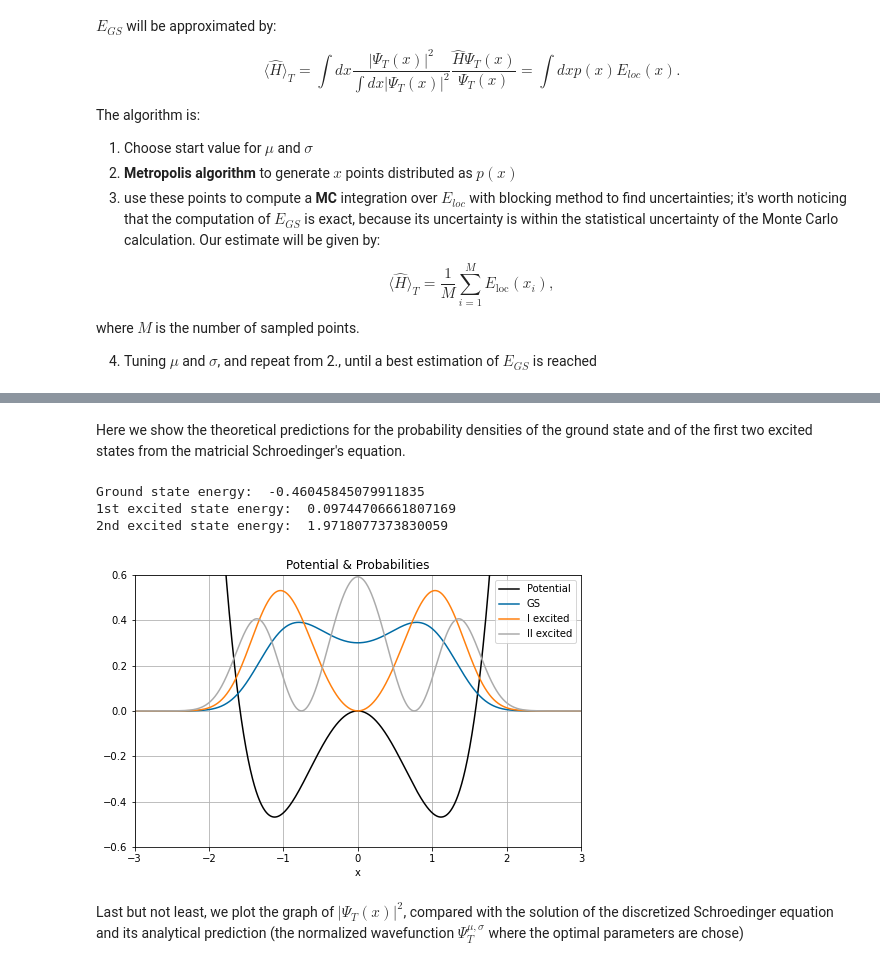
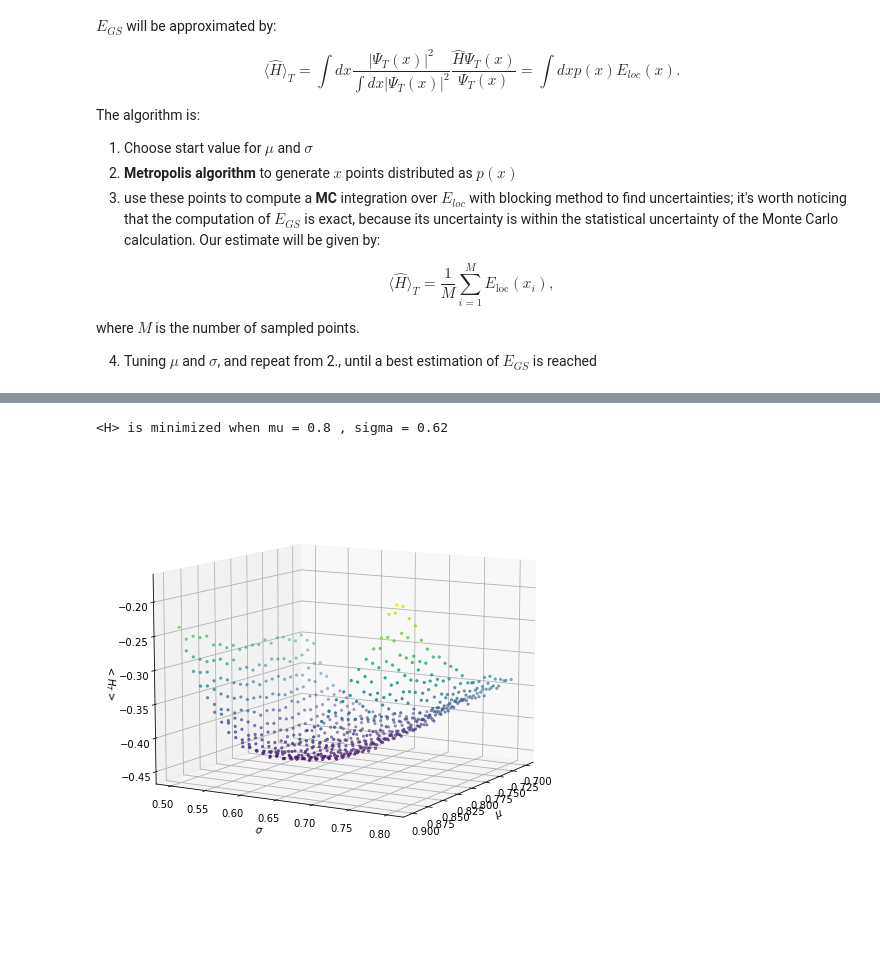
Before and after one commit to pyros-cyber/lsn, a Jupyter notebook: exercise08/exercise08.ipynb, the cells around one changed output, grey strips where cells are left out. Saved outputs shown, nothing was run; the diff lists cells and outputs as text; code cells hidden in the pictures; blank space fills up the shorter version.

```diff
--- a/exercise08/exercise08.ipynb
+++ b/exercise08/exercise08.ipynb
@@ -90,50 +61,15 @@ and we can obtain the eigenvalues and eigenstates of this matrix with the calcul
-# %% [markdown]
-Here we show the theoretical predictions for the probability densities of the ground state and of the first two excited states from the matricial Schroedinger's equation.
-# %%
-MU=0.79
-SIGMA=0.62
-def Vpot(x): return (x**2 - 2.5)*x**2
-
-def p(x, MU, SIGMA):
-    return (np.exp(-(x-MU)**2/(2*(SIGMA)**2)) + np.exp(-(x+MU)**2/(2*(SIGMA)**2)))**2
-norm = quad(p, -3, 3, args=(MU,SIGMA))[0]
-
-N = 1000 # number of iterations
-hbar = 1
-m = 1
-
-x = np.linspace(-3, 3, 1000)
-dx = x[1] - x[0] # the step size
-V = Vpot(x)
-
-CDiff = np.diag(np.ones(N-1),-1)-2*np.diag(np.ones(N),0)+np.diag(np.ones(N-1),1)
-H = (-(hbar**2)*CDiff)/(2*m*dx**2) + np.diag(V)
-E,ps = np.linalg.eigh(H)
-ps = np.transpose(ps)
-ps = ps/np.sqrt(dx)
-
-print("Ground state energy: ", E[0])
-print("1st excited state energy: ", E[1])
-print("2nd excited state energy: ", E[2])
-
-# Plot a few things
-plt.figure(figsize=(8,5))
-scale = 0.3
-plt.plot(x, scale*V, color="Black", label="Potential") # plot the potential
-plt.plot(x,(ps[0])**2, label='GS')
-plt.plot(x,(ps[1])**2, label='I excited')
-plt.plot(x,(ps[2])**2, label='II excited')
-plt.title("Potential & Probabilities")
-plt.legend()
-plt.xlabel("x")
-plt.grid(True)
-plt.xlim((-3,3))
-plt.ylim((-0.6,0.6))
-plt.show()
-# %% [output]
-Ground state energy:  -0.46045845079911835
-1st excited state energy:  0.09744706661807169
-2nd excited state energy:  1.9718077373830059
-[figure, removed]
-# %% [markdown]
-Last but not least, we plot the graph of $|\Psi_T(x)|^2$, compared with the solution of the discretized Schroedinger equation and its analytical prediction (the normalized wavefunction $\Psi_T^{\mu, \sigma}$ where the optimal parameters are chose)
+# %%
+mu, sigma, H = np.loadtxt("build/ex08.2/variational.dat", usecols=(0,1,2), unpack = True)
+
+fig = plt.figure(figsize = (9, 6))
+ax = Axes3D(fig)
+ax.scatter(mu, sigma, H, c=H, marker='.')
+ax.set_xlabel('$\mu$')
+ax.set_ylabel('$\sigma$')
+ax.set_zlabel('$<H_T>$')
+ax.view_init(10, 30)
+
+print("<H> is minimized when mu =", mu[np.argsort(H)[0]], ", sigma =", sigma[np.argsort(H)[0]])
+# %% [output]
+<H> is minimized when mu = 0.8 , sigma = 0.62
+[figure, added]
```
Also changed, not shown: parts of 7 cells of this notebook.
